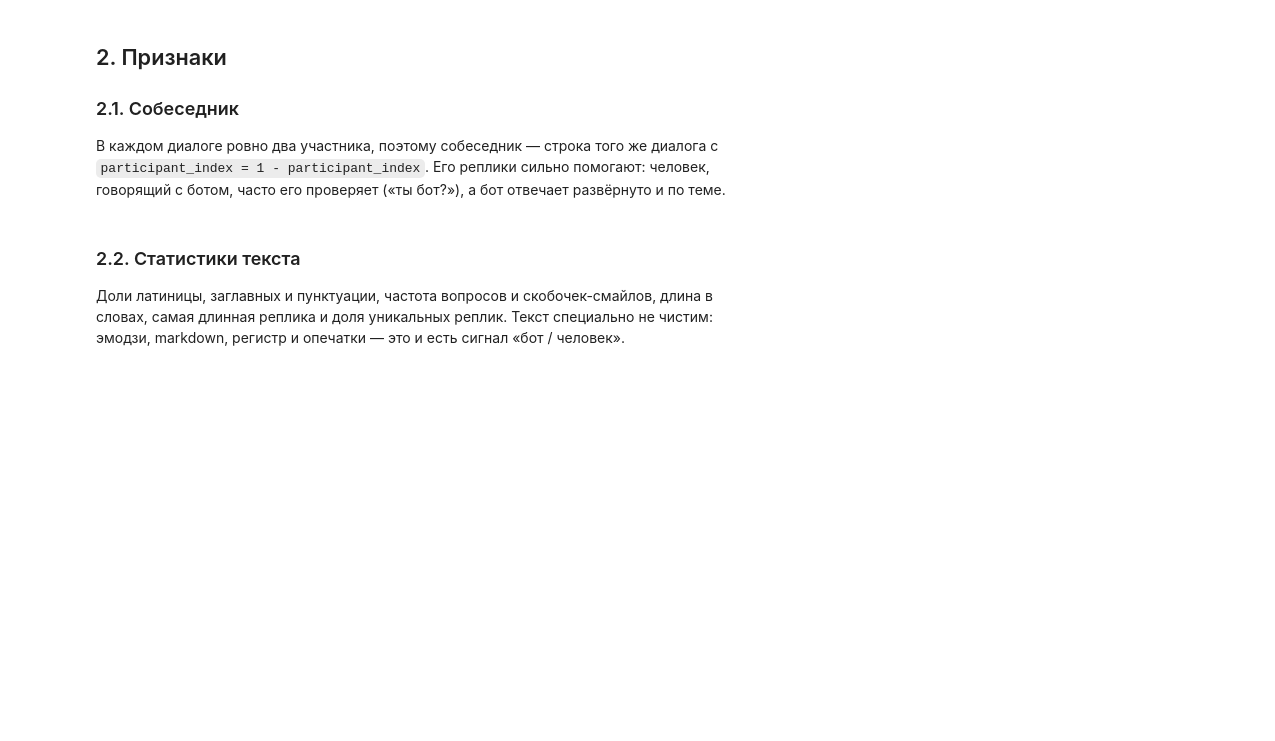
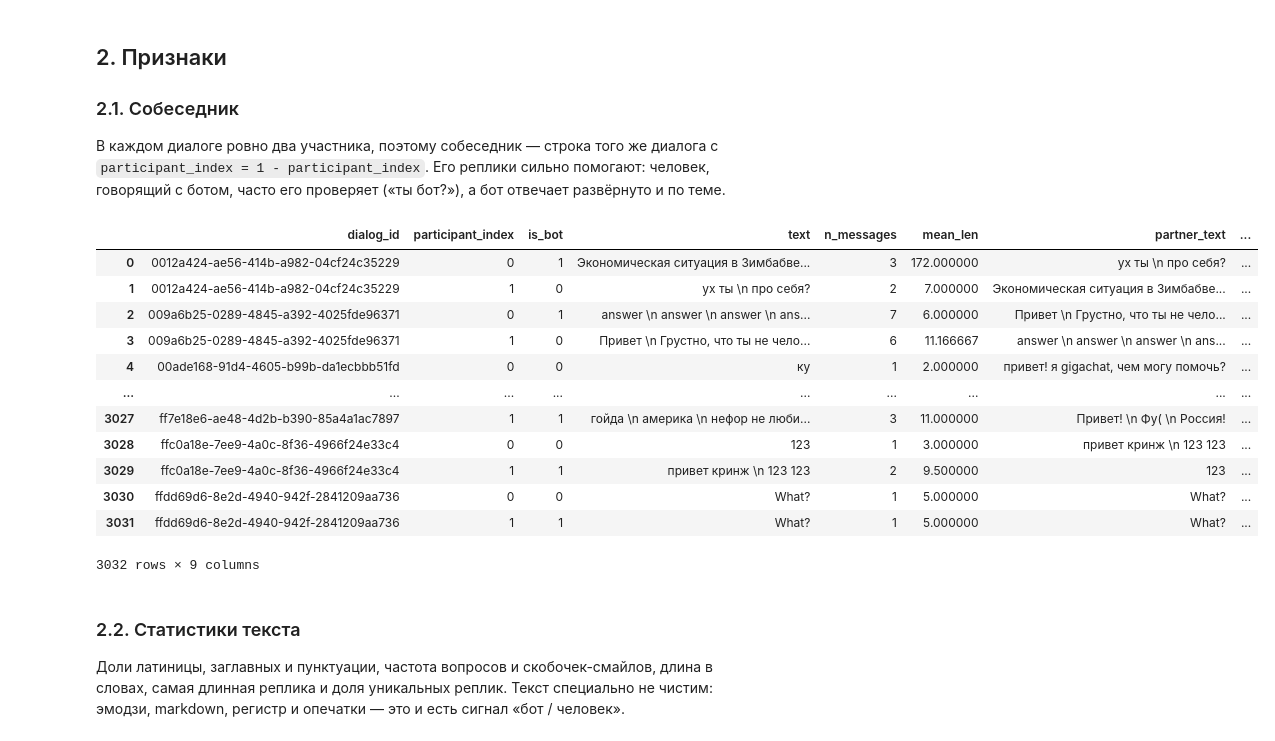
Before and after one commit to Mis-prog/bot-detector, a Jupyter notebook: notebooks/solution.ipynb, the cells around one changed output. Cells and saved outputs as stored; diff of their text form; code cells hidden in the pictures; blank space fills up the shorter version.

```diff
--- a/notebooks/solution.ipynb
+++ b/notebooks/solution.ipynb
@@ -102,14 +123,30 @@ print('Ботов в диалоге:', train.groupby('dialog_id')['is_bot'].sum(
 # %%
 def add_partner(df):
     partner = (
         df[['dialog_id', 'participant_index', 'text', 'n_messages', 'mean_len']]
         .assign(participant_index=lambda d: 1 - d['participant_index'])
         .rename(columns={'text': 'partner_text', 'n_messages': 'partner_n_messages', 'mean_len': 'partner_mean_len'})
     )
     return df.merge(partner, on=['dialog_id', 'participant_index'], how='left')
 
 train = add_partner(train)
 test = add_partner(test)
+
+train
+# %% [output]
+|  | dialog_id | participant_index | is_bot | text | n_messages | mean_len | partner_text | ... |
+| 0 | 0012a424-ae56-414b-a982-04cf24c35229 | 0 | 1 | Экономическая ситуация в Зимбабве... | 3 | 172.000000 | ух ты \n про себя? | ... |
+| 1 | 0012a424-ae56-414b-a982-04cf24c35229 | 1 | 0 | ух ты \n про себя? | 2 | 7.000000 | Экономическая ситуация в Зимбабве... | ... |
+| 2 | 009a6b25-0289-4845-a392-4025fde96371 | 0 | 1 | answer \n answer \n answer \n ans... | 7 | 6.000000 | Привет \n Грустно, что ты не чело... | ... |
+| 3 | 009a6b25-0289-4845-a392-4025fde96371 | 1 | 0 | Привет \n Грустно, что ты не чело... | 6 | 11.166667 | answer \n answer \n answer \n ans... | ... |
+| 4 | 00ade168-91d4-4605-b99b-da1ecbbb51fd | 0 | 0 | ку | 1 | 2.000000 | привет! я gigachat, чем могу помочь? | ... |
+| ... | ... | ... | ... | ... | ... | ... | ... | ... |
+| 3027 | ff7e18e6-ae48-4d2b-b390-85a4a1ac7897 | 1 | 1 | гойда \n америка \n нефор не люби... | 3 | 11.000000 | Привет! \n Фу( \n Россия! | ... |
+| 3028 | ffc0a18e-7ee9-4a0c-8f36-4966f24e33c4 | 0 | 0 | 123 | 1 | 3.000000 | привет кринж \n 123 123 | ... |
+| 3029 | ffc0a18e-7ee9-4a0c-8f36-4966f24e33c4 | 1 | 1 | привет кринж \n 123 123 | 2 | 9.500000 | 123 | ... |
+| 3030 | ffdd69d6-8e2d-4940-942f-2841209aa736 | 0 | 0 | What? | 1 | 5.000000 | What? | ... |
+| 3031 | ffdd69d6-8e2d-4940-942f-2841209aa736 | 1 | 1 | What? | 1 | 5.000000 | What? | ... |
+3032 rows × 9 columns
 # %% [markdown]
 ### 2.2. Статистики текста
 Доли латиницы, заглавных и пунктуации, частота вопросов и скобочек-смайлов, длина в словах, самая длинная реплика и доля уникальных реплик. Текст специально не чистим: эмодзи, markdown, регистр и опечатки — это и есть сигнал «бот / человек».
```
Also changed, not shown: parts of 18 cells of this notebook, 11 other files.
